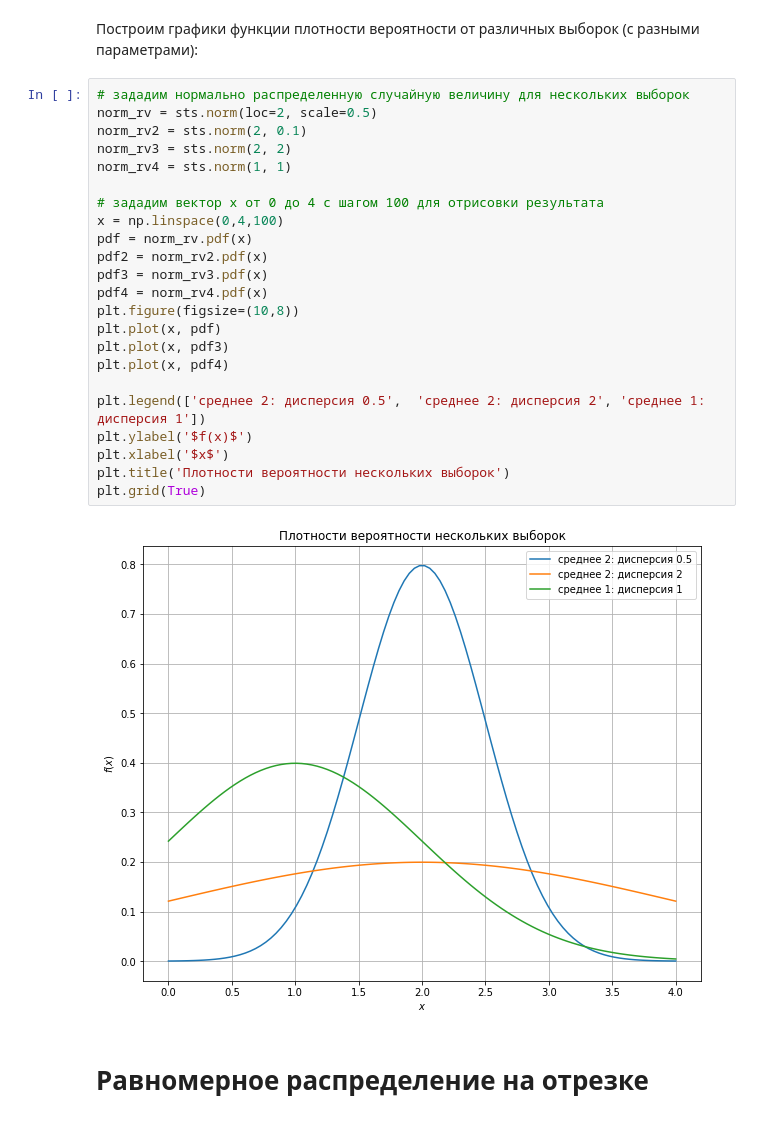
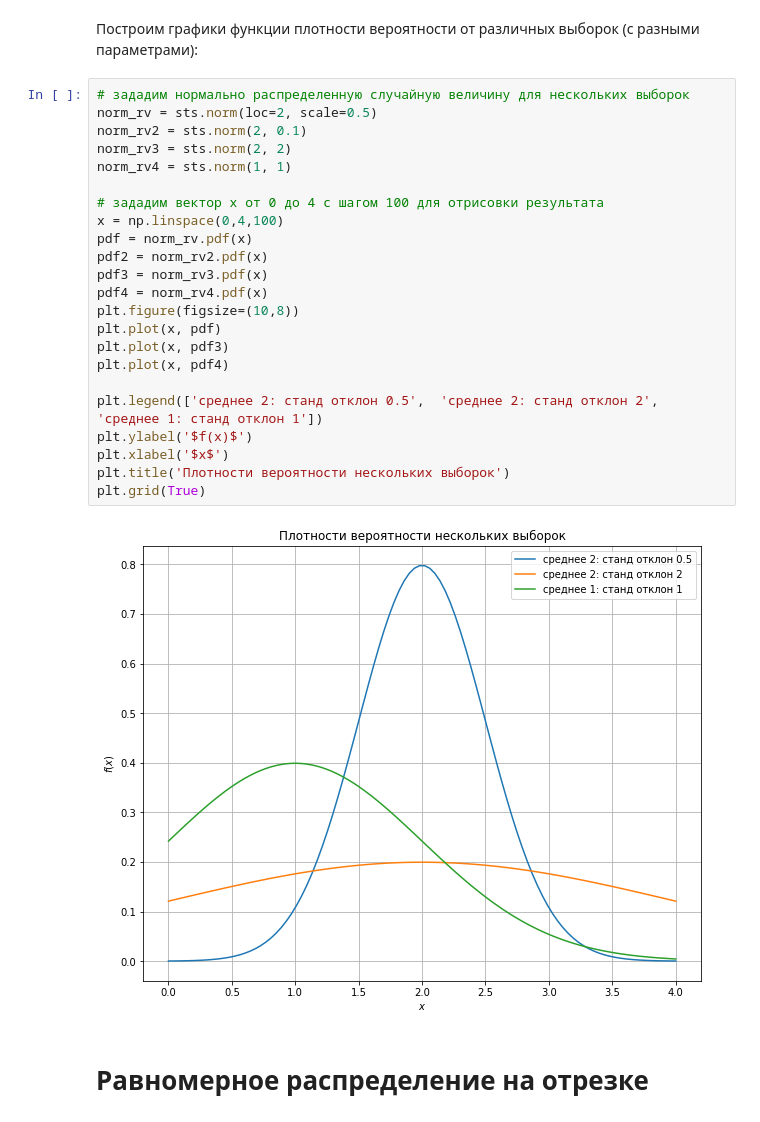
Before and after one commit to musyma/Netology-statistics, a Jupyter notebook: lecture-3.ipynb, the cells around one changed output. Drawn from its saved outputs; the diff is of its cells as text.

```diff
--- a/lecture-3.ipynb
+++ b/lecture-3.ipynb
@@ -522,28 +512,28 @@ norm_rv1.pdf(3)
 # %%
 # зададим нормально распределенную случайную величину для нескольких выборок
 norm_rv = sts.norm(loc=2, scale=0.5)
 norm_rv2 = sts.norm(2, 0.1)
 norm_rv3 = sts.norm(2, 2)
 norm_rv4 = sts.norm(1, 1)
 
 # зададим вектор x от 0 до 4 с шагом 100 для отрисовки результата
 x = np.linspace(0,4,100)
 pdf = norm_rv.pdf(x)
 pdf2 = norm_rv2.pdf(x)
 pdf3 = norm_rv3.pdf(x)
 pdf4 = norm_rv4.pdf(x)
 plt.figure(figsize=(10,8))
 plt.plot(x, pdf)
 plt.plot(x, pdf3)
 plt.plot(x, pdf4)
 
-plt.legend(['среднее 2: дисперсия 0.5',  'среднее 2: дисперсия 2', 'среднее 1: дисперсия 1'])
+plt.legend(['среднее 2: станд отклон 0.5',  'среднее 2: станд отклон 2', 'среднее 1: станд отклон 1'])
 plt.ylabel('$f(x)$')
 plt.xlabel('$x$')
 plt.title('Плотности вероятности нескольких выборок')
 plt.grid(True)
 # %% [output]
-[figure, old version]
+[figure, new version]
 # %% [markdown]
 # Равномерное распределение на отрезке
 # %% [markdown]
```
Also changed, not shown: parts of 39 cells of this notebook.
